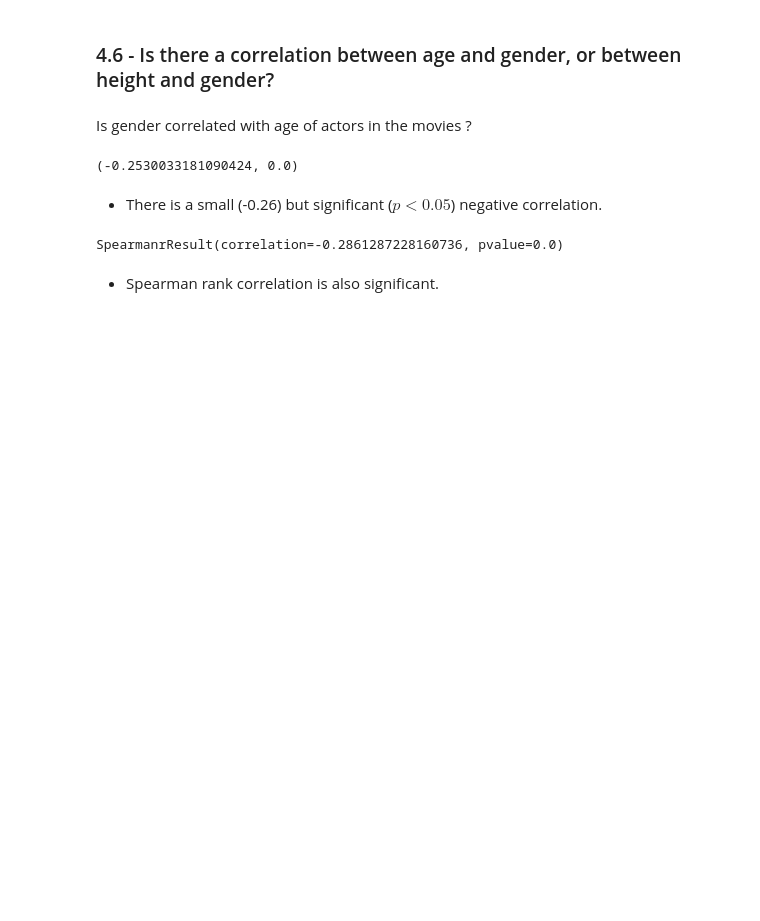
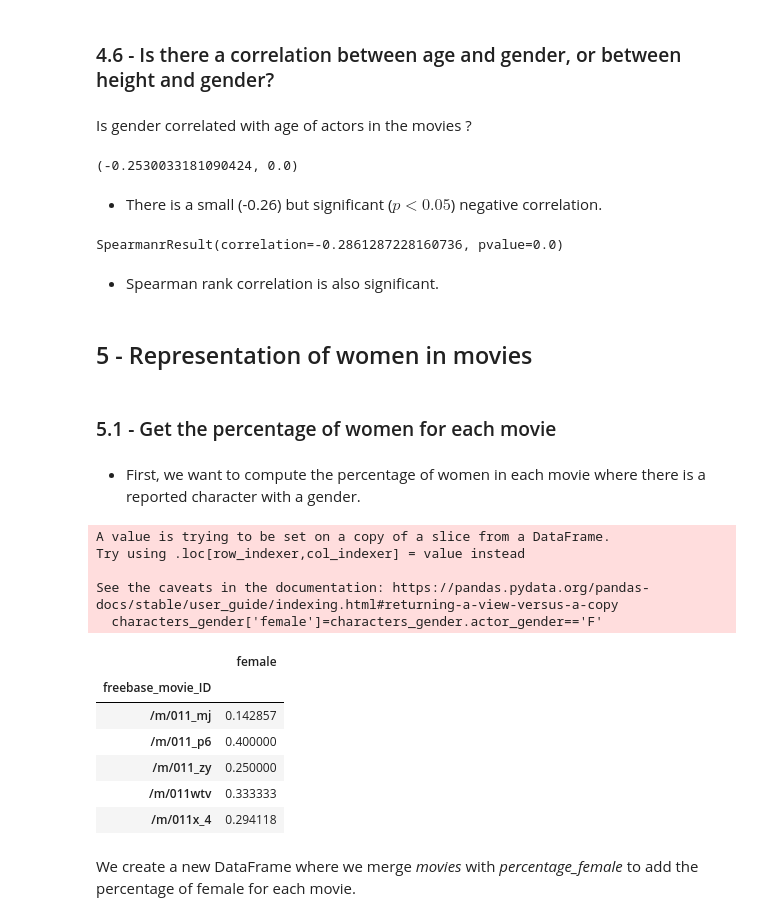
Before and after one commit to epfl-ada/ada-2022-project-armada, a Jupyter notebook: P2.ipynb, the cells around one changed output. Cells and saved outputs as stored; diff of their text form; code cells hidden in the pictures; blank space fills up the shorter version.

```diff
--- a/P2.ipynb
+++ b/P2.ipynb
@@ -656,3 +656,28 @@ SpearmanrResult(correlation=-0.2861287228160736, pvalue=0.0)
 - Spearman rank correlation is also significant.
 # %%
 #We can perform the same analysis for height
+# %% [markdown]
+## 5 - Representation of women in movies
+# %% [markdown]
+### 5.1 - Get the percentage of women for each movie
+# %% [markdown]
+- First, we want to compute the percentage of women in each movie where there is a reported character with a gender.
+# %%
+characters_gender['female']=characters_gender.actor_gender=='F'
+percentage_female=characters_gender.groupby(characters_gender['freebase_movie_ID'])[['freebase_movie_ID','female']].mean()
+percentage_female.head()
+# %% [output]
+A value is trying to be set on a copy of a slice from a DataFrame.
+Try using .loc[row_indexer,col_indexer] = value instead
+
+See the caveats in the documentation: https://pandas.pydata.org/pandas-docs/stable/user_guide/indexing.html#returning-a-view-versus-a-copy
+  characters_gender['female']=characters_gender.actor_gender=='F'
+|  | female |
+| freebase_movie_ID |  |
+| /m/011_mj | 0.142857 |
+| /m/011_p6 | 0.400000 |
+| /m/011_zy | 0.250000 |
+| /m/011wtv | 0.333333 |
+| /m/011x_4 | 0.294118 |
+# %% [markdown]
+We create a new DataFrame where we merge *movies* with *percentage_female* to add the percentage of female for each movie.
```
Also changed, not shown: parts of 1 cell of this notebook.
